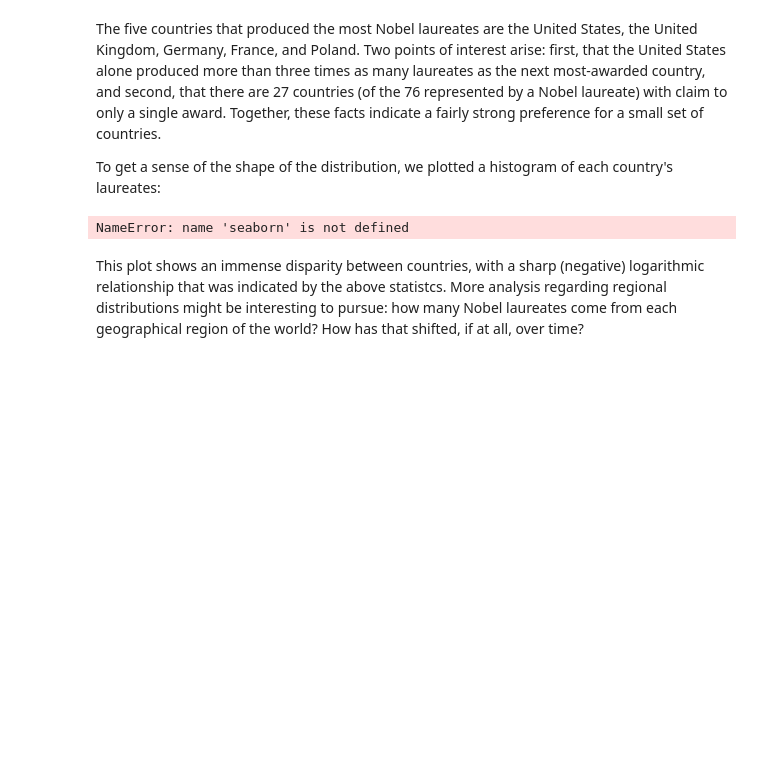
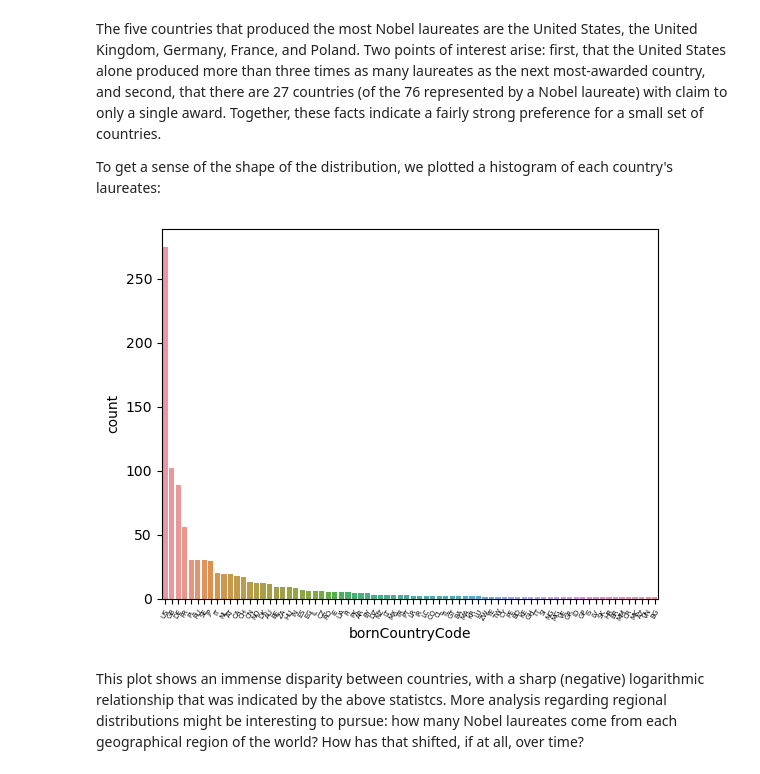
Before and after one commit to qbello22/2950-Project, a Jupyter notebook: nobel-prize.ipynb, the cells around one changed output. Cells and saved outputs as stored; diff of their text form; code cells hidden in the pictures; blank space fills up the shorter version.

```diff
--- a/nobel-prize.ipynb
+++ b/nobel-prize.ipynb
@@ -242,11 +240,11 @@ The five countries that produced the most Nobel laureates are the United States,
 To get a sense of the shape of the distribution, we plotted a histogram of each country's laureates:
 # %%
 ax = seaborn.countplot(x = 'bornCountryCode', data=nobel_data, order=laur_countries.index)
-ax.set_xticklabels(ax.get_xticklabels(), rotation=40, ha="right")
-plt.tight_layout()
-plt.show()
+ax.set_xticklabels(ax.get_xticklabels(), rotation=60, fontsize=5)
+# pyplot.tight_layout()
+pyplot.show()
 # %% [output]
-NameError: name 'seaborn' is not defined
+[figure, added]
 # %% [markdown]
 This plot shows an immense disparity between countries, with a sharp (negative) logarithmic relationship that was indicated by the above statistcs. More analysis regarding regional distributions might be interesting to pursue: how many Nobel laureates come from each geographical region of the world? How has that shifted, if at all, over time?
 # %% [markdown]
```
Also changed, not shown: parts of 2 cells of this notebook.
